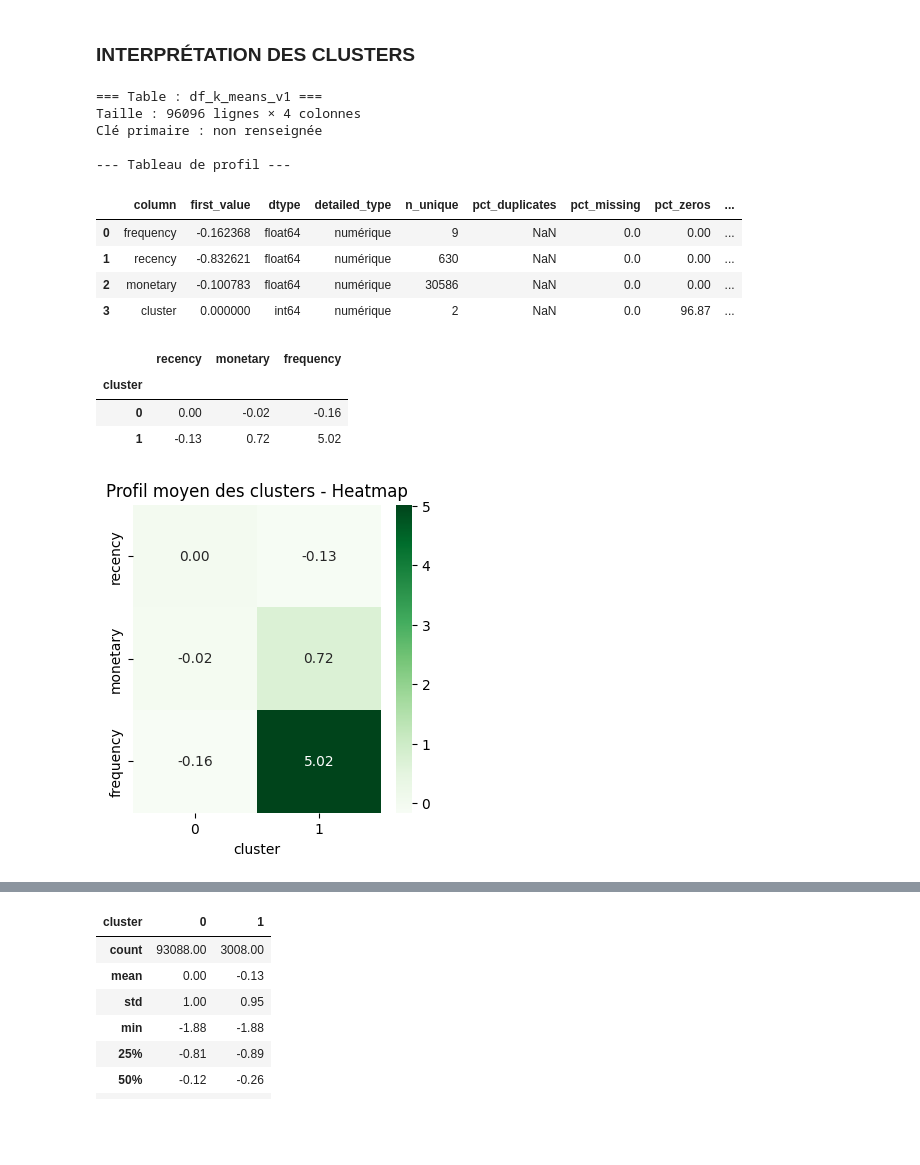
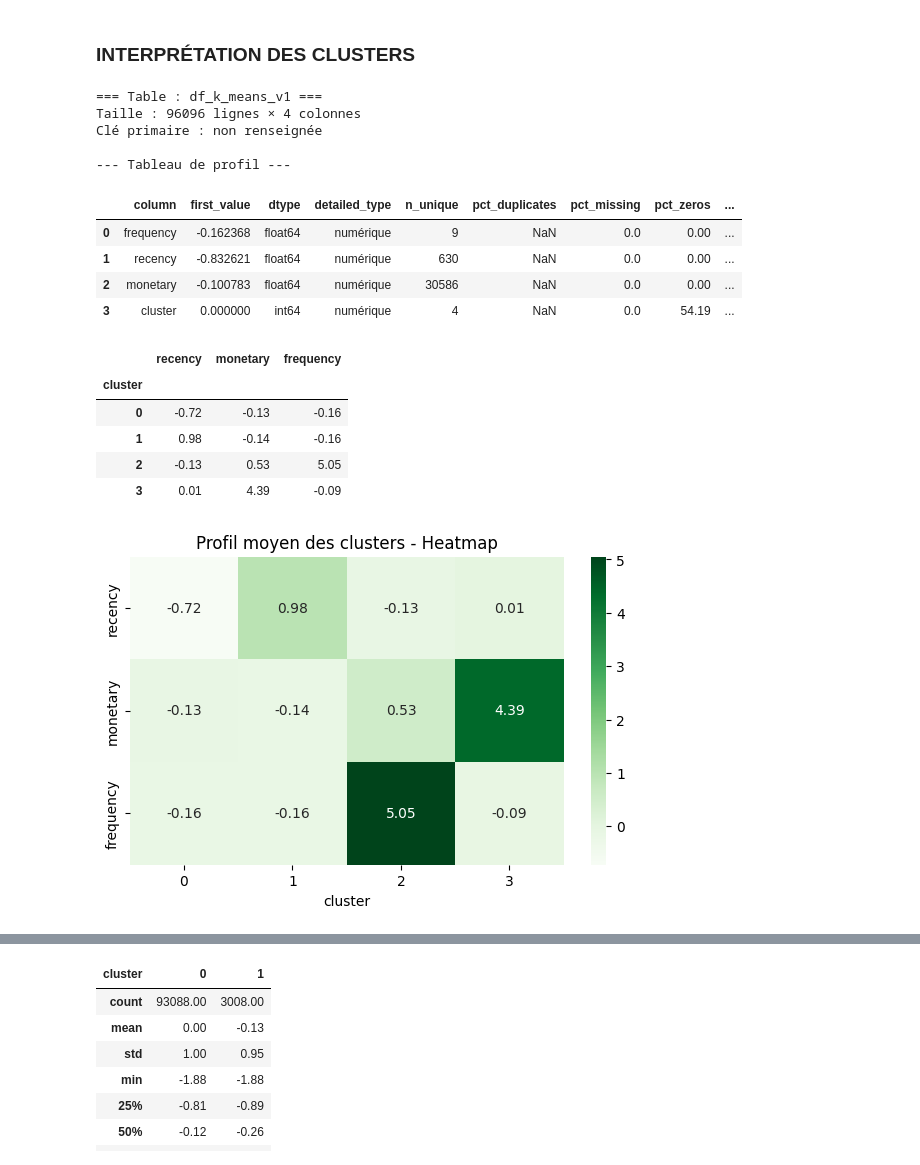
Before and after one commit to tpedCode/P05, a Jupyter notebook: notebooks/Barret_Marjorie_Notebook_P5_2511.ipynb, the cells around one changed output, grey strips where cells are left out. Saved outputs shown, nothing was run; the diff lists cells and outputs as text; code cells hidden in the pictures; blank space fills up the shorter version.

```diff
--- a/notebooks/Barret_Marjorie_Notebook_P5_2511.ipynb
+++ b/notebooks/Barret_Marjorie_Notebook_P5_2511.ipynb
@@ -781,38 +845,40 @@ Name: count, dtype: int64
 # PROFIL DU DATAFRAME
 # ==============================
 
 # Profil complet du dataframe
 df_profile = profile_dataframe(df_k_means_v1, table_name="df_k_means_v1")
 display(df_profile)
 
 # Profil moyen par cluster pour toutes les variables continues
 cols_continuous = ['recency', 'monetary', 'frequency', 'review_score']
 cols_continuous = [c for c in cols_continuous if c in df_k_means_v1.columns]
 
 cluster_means = df_k_means_v1.groupby('cluster')[cols_continuous].mean().round(2)
 display(cluster_means)
 
 # Heatmap du profil moyen
-plt.figure(figsize=(4, 4))
+plt.figure(figsize=(7, 4))
 sns.heatmap(cluster_means.T, annot=True, fmt=".2f", cmap="Greens")
 plt.title("Profil moyen des clusters - Heatmap")
 plt.show()
 # %% [output]
 === Table : df_k_means_v1 ===
 Taille : 96096 lignes × 4 colonnes
 Clé primaire : non renseignée
 
 --- Tableau de profil ---
 |  | column | first_value | dtype | detailed_type | n_unique | pct_duplicates | pct_missing | pct_zeros | ... |
 | 0 | frequency | -0.162368 | float64 | numérique | 9 | NaN | 0.0 | 0.00 | ... |
 | 1 | recency | -0.832621 | float64 | numérique | 630 | NaN | 0.0 | 0.00 | ... |
 | 2 | monetary | -0.100783 | float64 | numérique | 30586 | NaN | 0.0 | 0.00 | ... |
-| 3 | cluster | 0.000000 | int64 | numérique | 2 | NaN | 0.0 | 96.87 | ... |
+| 3 | cluster | 0.000000 | int64 | numérique | 4 | NaN | 0.0 | 54.19 | ... |
 |  | recency | monetary | frequency |
 | cluster |  |  |  |
-| 0 | 0.00 | -0.02 | -0.16 |
-| 1 | -0.13 | 0.72 | 5.02 |
+| 0 | -0.72 | -0.13 | -0.16 |
+| 1 | 0.98 | -0.14 | -0.16 |
+| 2 | -0.13 | 0.53 | 5.05 |
+| 3 | 0.01 | 4.39 | -0.09 |
-[figure, old version]
+[figure, new version]
 # %%
 # ==============================
 # 2. RÉPARTITION DES CLIENTS
```
Also changed, not shown: parts of 29 cells of this notebook, 5 other files.
